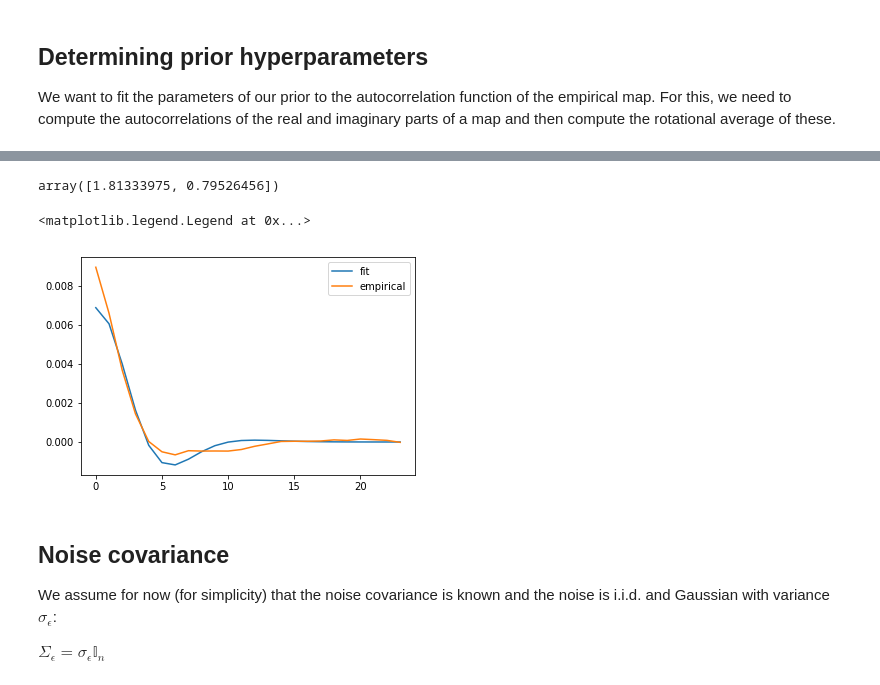
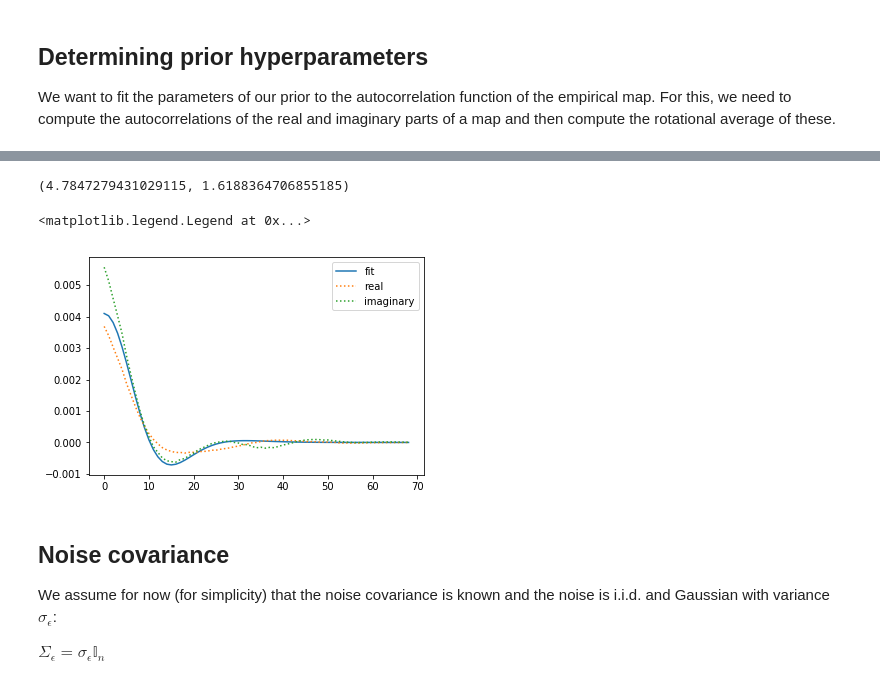
Before and after one commit to mackelab/gp-maps-python, a Jupyter notebook: BayesianOPM.ipynb, the cells around one changed output, grey strips where cells are left out. Cells and saved outputs as stored; diff of their text form; code cells hidden in the pictures.

```diff
--- a/BayesianOPM.ipynb
+++ b/BayesianOPM.ipynb
@@ -15,13 +16,13 @@ from gp import GaussianProcessOPM, prior_covariance
 
 For computational simplicity, we create an OPM of lower dimensionality. Additionally, we need the (x,y) indices for every pixel.
 # %%
-size = 20
+size = 50
 
 n = size**2
 d = 3
 
 # ground truth opm
-m = make_opm(size=size, sigma=2., k=2.)
+m = make_opm(size=size, sigma=6., k=2., alpha=2.)
 
 f, ax = plot_opm(m)
 plot_pinwheels(m, ax)
@@ -158,20 +100,19 @@ plt.legend()
-# %%
-from scipy.optimize import curve_fit
-
-def mexhat(r, sigma, alpha):
-    return mexican_hat_kernel(r[:,np.newaxis], 0, sigma=sigma, alpha=alpha)
-
-popt, pcov = curve_fit(mexhat, xdata=r[1:], ydata=mean[1:], p0=[3.,2.])
-
-sigma_opt, alpha_opt = popt
-popt
-# %% [output]
-array([1.81333975, 0.79526456])
+# %%
+sigma_opt, alpha_opt = match_radial_component(m, p0={'sigma': 10, 'alpha':10})
+
+sigma_opt, alpha_opt
+# %% [output]
+(4.7847279431029115, 1.6188364706855185)
 # %%
+corr_real, r  = radial_component(np.real(m))
+corr_imag, r  = radial_component(np.imag(m))
+
 plt.plot(r, mexican_hat_kernel(r[:,np.newaxis], 0, sigma=sigma_opt, alpha=alpha_opt), label='fit')
-plt.plot(r, mean, label='empirical')
+
+plt.plot(r, corr_real, label='real', linestyle=':')
+plt.plot(r, corr_imag, label='imaginary', linestyle=':')
 plt.legend()
 # %% [output]
 <matplotlib.legend.Legend at 0x...>
-[figure, old version]
+[figure, new version]
 # %%
```
Also changed, not shown: parts of 9 cells of this notebook, 2 other files.
